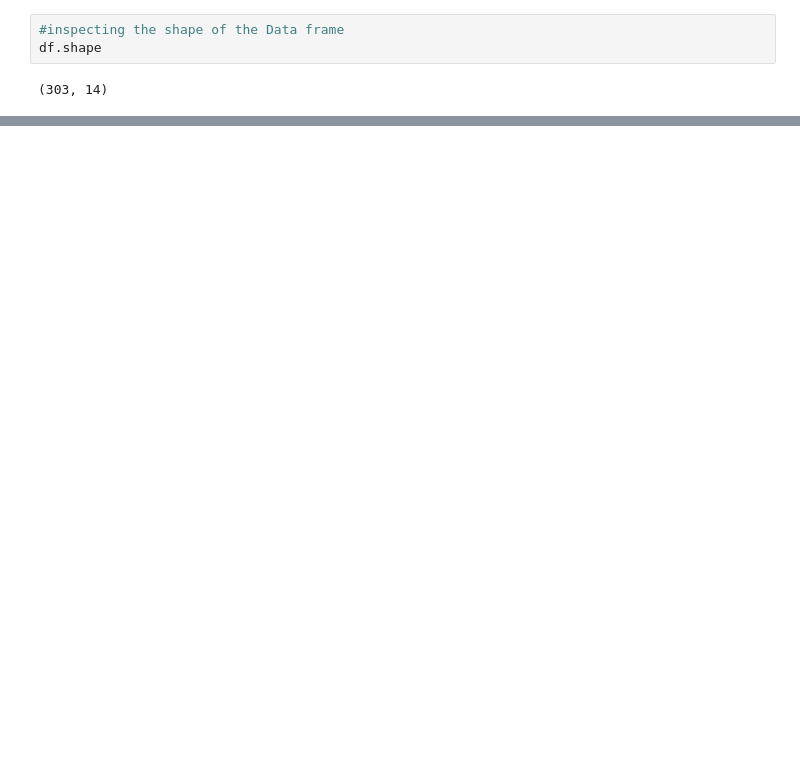
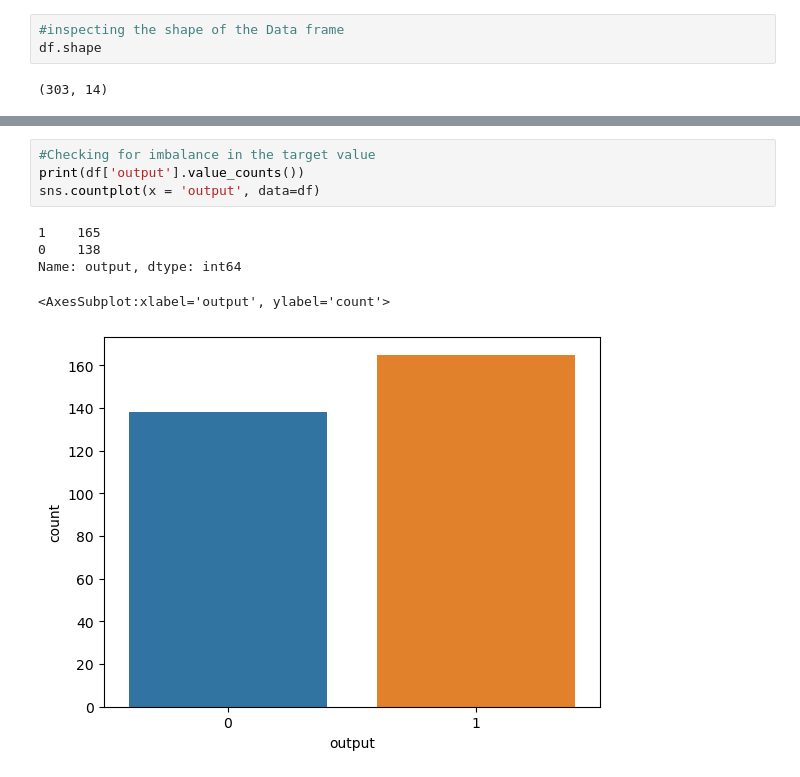
Before and after one commit to Joemi94/heart_failure_project, a Jupyter notebook: Heart_prediction.ipynb, the cells around one changed output, grey strips where cells are left out. Cells and saved outputs as stored; diff of their text form; blank space fills up the shorter version.

```diff
--- a/Heart_prediction.ipynb
+++ b/Heart_prediction.ipynb
@@ -27,0 +119,10 @@ df.shape
+# %%
+#Checking for imbalance in the target value
+print(df['output'].value_counts())
+sns.countplot(x = 'output', data=df)
+# %% [output]
+1    165
+0    138
+Name: output, dtype: int64
+<AxesSubplot:xlabel='output', ylabel='count'>
+[figure, added]
```
Also changed, not shown: parts of 11 cells of this notebook.
